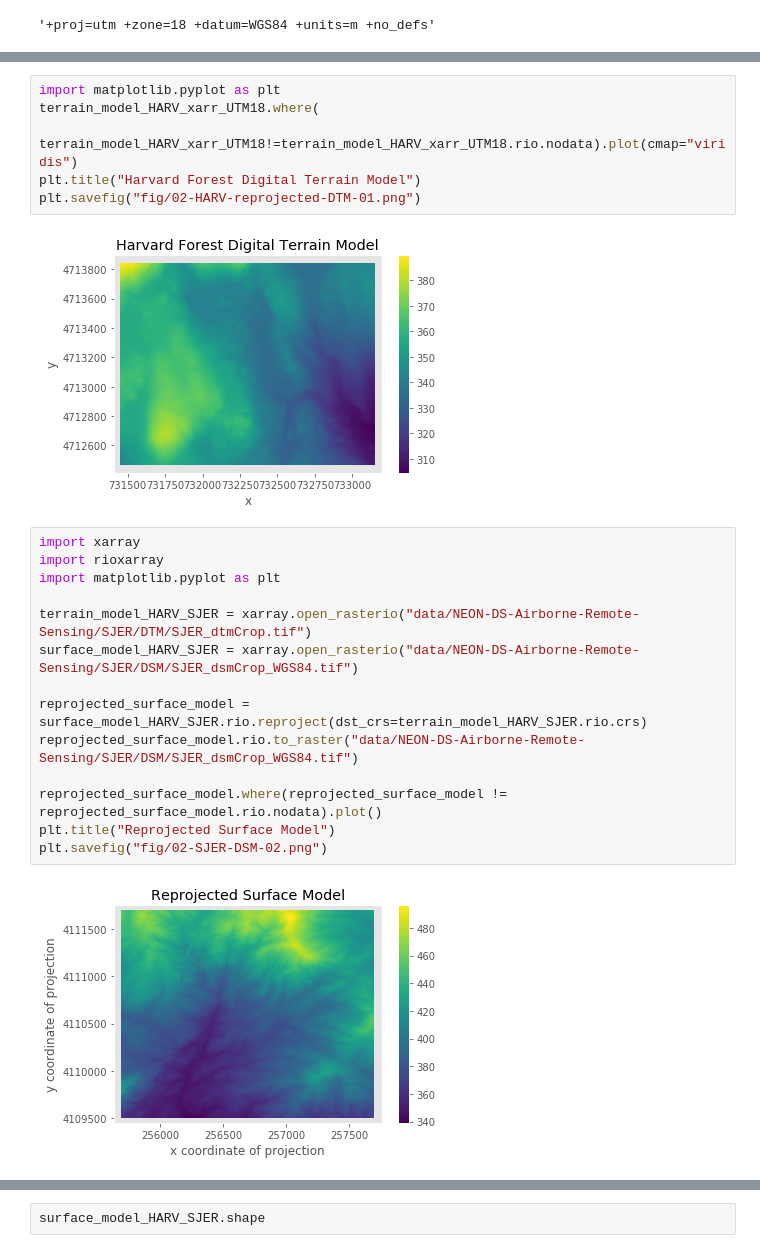
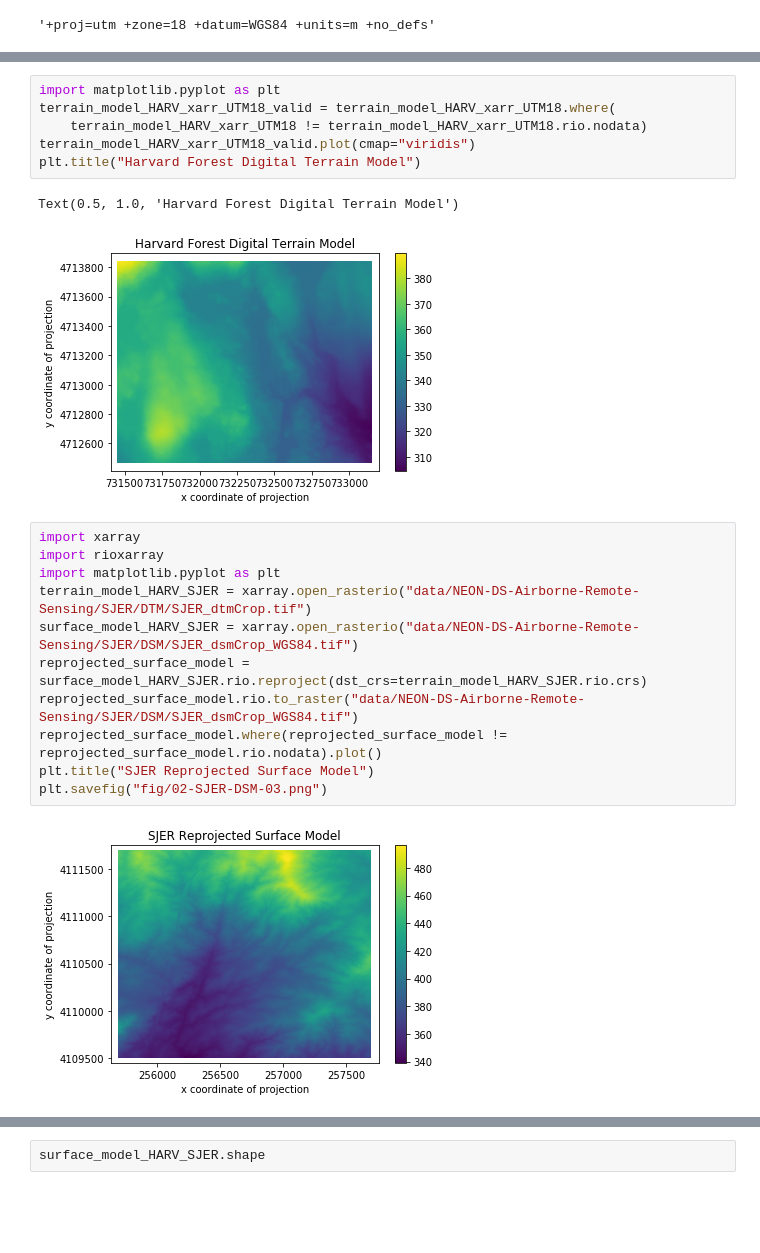
Before and after one commit to carpentries-incubator/geospatial-python, a Jupyter notebook: data/code-scratch.ipynb, the cells around one changed output, grey strips where cells are left out. Saved outputs shown, nothing was run; the diff lists cells and outputs as text; blank space fills up the shorter version.

Commit message:
spellcheck, title changes, other small fixes

```diff
--- a/data/code-scratch.ipynb
+++ b/data/code-scratch.ipynb
@@ -182,26 +189,24 @@ array(True)
 # %%
 import matplotlib.pyplot as plt
-terrain_model_HARV_xarr_UTM18.where(
-    terrain_model_HARV_xarr_UTM18!=terrain_model_HARV_xarr_UTM18.rio.nodata).plot(cmap="viridis")
+terrain_model_HARV_xarr_UTM18_valid = terrain_model_HARV_xarr_UTM18.where(
+    terrain_model_HARV_xarr_UTM18 != terrain_model_HARV_xarr_UTM18.rio.nodata)
+terrain_model_HARV_xarr_UTM18_valid.plot(cmap="viridis")
 plt.title("Harvard Forest Digital Terrain Model")
-plt.savefig("fig/02-HARV-reprojected-DTM-01.png")
 # %% [output]
+Text(0.5, 1.0, 'Harvard Forest Digital Terrain Model')
-[figure, old version]
+[figure, new version]
 # %%
 import xarray
 import rioxarray
 import matplotlib.pyplot as plt
-
 terrain_model_HARV_SJER = xarray.open_rasterio("data/NEON-DS-Airborne-Remote-Sensing/SJER/DTM/SJER_dtmCrop.tif")
 surface_model_HARV_SJER = xarray.open_rasterio("data/NEON-DS-Airborne-Remote-Sensing/SJER/DSM/SJER_dsmCrop_WGS84.tif")
-
 reprojected_surface_model = surface_model_HARV_SJER.rio.reproject(dst_crs=terrain_model_HARV_SJER.rio.crs)
 reprojected_surface_model.rio.to_raster("data/NEON-DS-Airborne-Remote-Sensing/SJER/DSM/SJER_dsmCrop_WGS84.tif")
-
 reprojected_surface_model.where(reprojected_surface_model != reprojected_surface_model.rio.nodata).plot()
-plt.title("Reprojected Surface Model")
-plt.savefig("fig/02-SJER-DSM-02.png")
+plt.title("SJER Reprojected Surface Model")
+plt.savefig("fig/02-SJER-DSM-03.png")
 # %% [output]
-[figure, old version]
+[figure, new version]
 # %%
 terrain_model_HARV_SJER.where(terrain_model_HARV_SJER != terrain_model_HARV_SJER.rio.nodata).plot()
```
Also changed, not shown: parts of 18 cells of this notebook, 8 other files.
